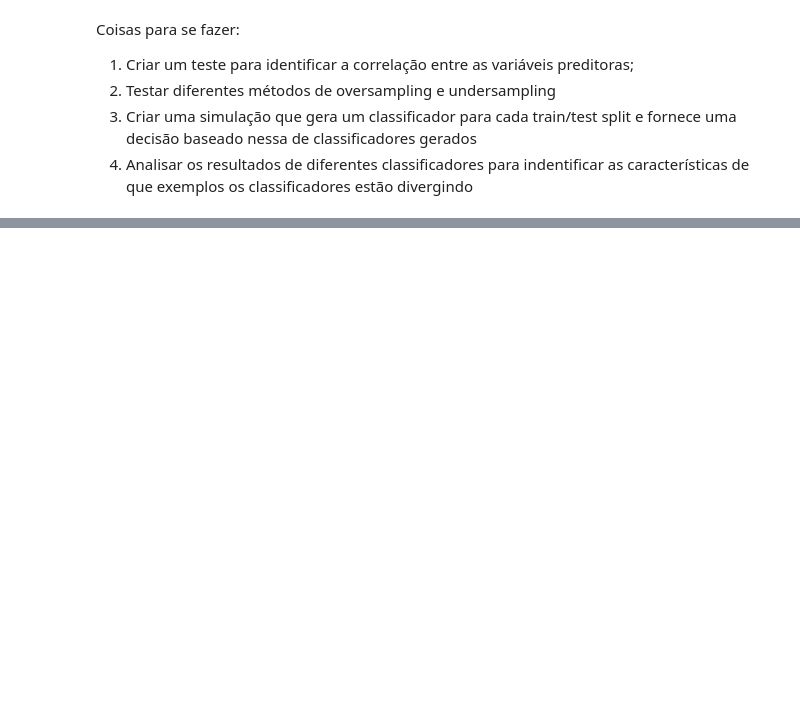
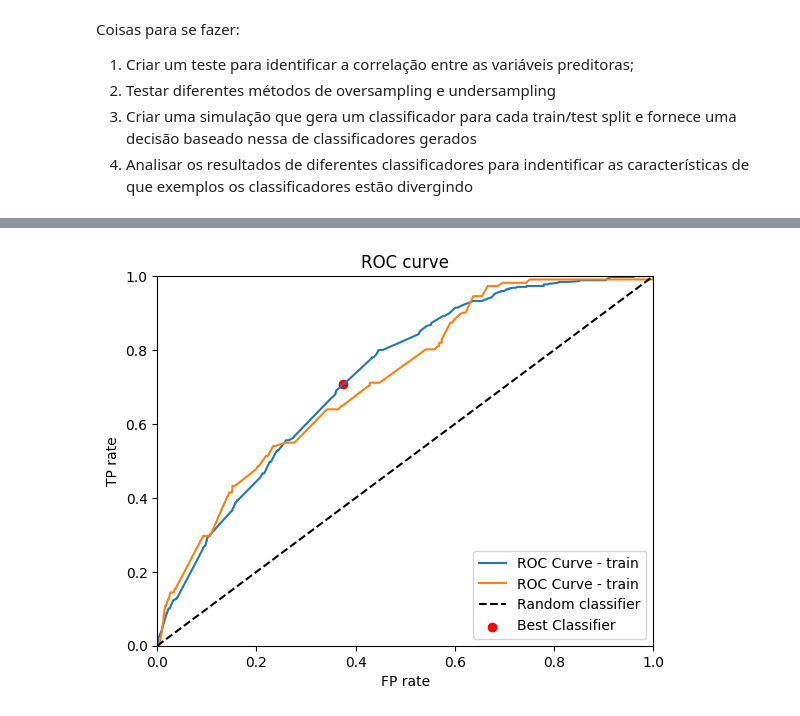
Before and after one commit to 1moi6/curso-ibm, a Jupyter notebook: rodolfo/novorodolfo.ipynb, the cells around one changed output, grey strips where cells are left out. Saved outputs shown, nothing was run; the diff lists cells and outputs as text; code cells hidden in the pictures; blank space fills up the shorter version.

```diff
--- a/rodolfo/novorodolfo.ipynb
+++ b/rodolfo/novorodolfo.ipynb
@@ -909,7 +1047,7 @@ simulacoes =  pd.DataFrame()
 for k,v in enumerate(combinations):
     print(f"modelo {k+1} de {len(combinations)} ",end='\r')
     pipe = Pipeline([('poly',PolynomialFeatures(v[0])),('escala',v[1]),('modelo', LogisticRegression(penalty='l2',C = v[2],class_weight='balanced',max_iter=1000000))])
-    res = simulador(pipe,data,predictors,target,50)
+    res = simulador_2(pipe,data,predictors,categoricalvar,target,50)
     simulacoes[f"sim_{k+1}"] = res["geo_score"]
 
 analise_sim = minha_anova(simulacoes.to_numpy().T,alpha=0.05)
@@ -917,19 +1055,20 @@ analise_sim = minha_anova(simulacoes.to_numpy().T,alpha=0.05)
 data_train,data_test = train_test_split(data,test_size=0.2, stratify=data[target])
 X_train,y_train = data_train[predictors],data_train[target]
 X_test,y_test = data_test[predictors],data_test[target]
-my_scorer,my_scorer_m = make_scorer(roc_auc_score,greater_is_better=True), make_scorer(minha_metrica,greater_is_better=True)
+my_scorer,my_scorer_m = make_scorer(roc_auc_score,greater_is_better=True), make_scorer(geo_score,greater_is_better=True)
 
 
 idx = simulacoes.median().argmax()
 esc = analise_sim["stats"][idx]["igual_idx"][0]
 v = combinations[esc]
 pipe = Pipeline([('poly',PolynomialFeatures(v[0])),('escala',v[1]),('modelo', LogisticRegression(penalty='l2',C = v[2],class_weight='balanced',max_iter=1000000))])
-search = cross_validate(pipe, X_train, y_train, scoring=my_scorer, cv=7, return_estimator=True)
+search = cross_validate(pipe, X_train, y_train, scoring = my_scorer, cv = StratifiedKFold(5) , return_estimator=True)
 bests = search['estimator'][np.argmax(search['test_score'])]
 
 y_pred_test = bests.predict_proba(X_test)[:,1]
 y_pred_train = bests.predict_proba(X_train)[:,1]
 
+salvarpipes("reg_linear",bests,"pipe_paramns")
 
 res = get_scores(y_train,y_pred_train,y_test,y_pred_test,scorers=[minha_metrica_c,accuracy_score,f1_score,roc_auc_score,recall_score,precision_score])
 print(f"{res['metricas']}\n")
@@ -963,0 +1165,73 @@ true_1      28      83  0.252252  0.747748
+# %%
+# Simulacoes para o Random Forest
+data = pd.read_csv("dados_hospital.csv", sep=',')
+data.dropna(inplace=True)
+target = 'no_show'
+mapeamento = {'SIM': 0, 'NÃO': 1}
+data[target] = data[target].map(mapeamento).astype(int)
+data = data[data["distance"]<1000]
+original_columns = list(data.columns[:-1])
+categoricalvar = {cl:data[cl].dtypes == np.object0 for cl in original_columns}
+categs = categorizar(data=data,columns=[cl for cl in original_columns if not categoricalvar[cl]])
+data = categs["data"]
+
+encodar = [cl for cl in original_columns if categoricalvar[cl]]+[f"{cl}_cat" for cl in original_columns if not categoricalvar[cl]]
+encodado = meu_enconder(data=data,columns=encodar,target=target,split=False)
+
+data = encodado["data"]
+res = significancia(data,categoricalvar,target)
+predictors = res["significantes"]
+
+n_est = [9,15,25,55,75]
+max_features = ["log2","sqrt"]
+max_depth = [1,2,3,4]
+crit = ["gini", "entropy",'log_loss']
+
+combinations = list(product(n_est, max_depth,max_features,crit))
+
+
+simulacoes =  pd.DataFrame()
+for k,v in enumerate(combinations):
+    print(f"modelo {k+1} de {len(combinations)} ",end='\r')
+    pipe = Pipeline([('modelo', RandomForestClassifier(criterion=v[3],n_estimators=v[0],max_features=v[2],class_weight='balanced',max_depth=v[1]))])
+    res = simulador_2(pipe,data,predictors,target,categoricalvar,50)
+    simulacoes[f"sim_{k+1}"] = res["geo_score"]
+
+analise_sim = minha_anova(simulacoes.to_numpy().T,alpha=0.05)
+
+data_train,data_test = train_test_split(data,test_size=0.2, stratify=data[target])
+X_train,y_train = data_train[predictors],data_train[target]
+X_test,y_test = data_test[predictors],data_test[target]
+my_scorer,my_scorer_m = make_scorer(roc_auc_score,greater_is_better=True), make_scorer(geo_score,greater_is_better=True)
+
+
+idx = simulacoes.median().argmax()
+esc = analise_sim["stats"][idx]["igual_idx"][0]
+v = combinations[esc]
+pipe = Pipeline([('modelo', RandomForestClassifier(criterion=v[3],n_estimators=v[0],max_features=v[2],class_weight='balanced',max_depth=v[1]))])
+search = cross_validate(pipe, X_train, y_train, scoring = my_scorer, cv = StratifiedKFold(5) , return_estimator=True)
+bests = search['estimator'][np.argmax(search['test_score'])]
+
+y_pred_test = predicao(bests,X_test)
+y_pred_train = predicao(bests,X_train)
+
+salvarpipes("random_forest",bests,"pipe_paramns")
+
+res = get_scores(y_train,y_pred_train,y_test,y_pred_test,scorers=[minha_metrica_c,accuracy_score,f1_score,roc_auc_score,recall_score,precision_score])
+print(f"{res['metricas']}\n")
+print(f"{res['confusion_matrix']}\n")
+curva_test = res["roc_curve_test"]
+curva_train = res["roc_curve_train"]
+melhor = res["melhor"]
+plt.plot(curva_train["fpr"], curva_train["tpr"], label='ROC Curve - train')
+plt.plot(curva_test["fpr"], curva_test["tpr"], label='ROC Curve - train')
+plt.plot([0, 1], [0, 1], color = 'k', ls = 'dashed', label='Random classifier')
+plt.scatter(melhor[0],melhor[1],label='Best Classifier',color = 'red')
+plt.xlabel('FP rate')
+plt.ylabel('TP rate')
+plt.title('ROC curve')
+plt.legend(loc='lower right')
+plt.xlim([0,1])
+plt.ylim([0,1])
+plt.show()
+# %% [output]
@@ -963,0 +1249 @@ true_1      28      83  0.252252  0.747748
+[figure, added]
```
Also changed, not shown: parts of 13 cells of this notebook, 2 other files.
